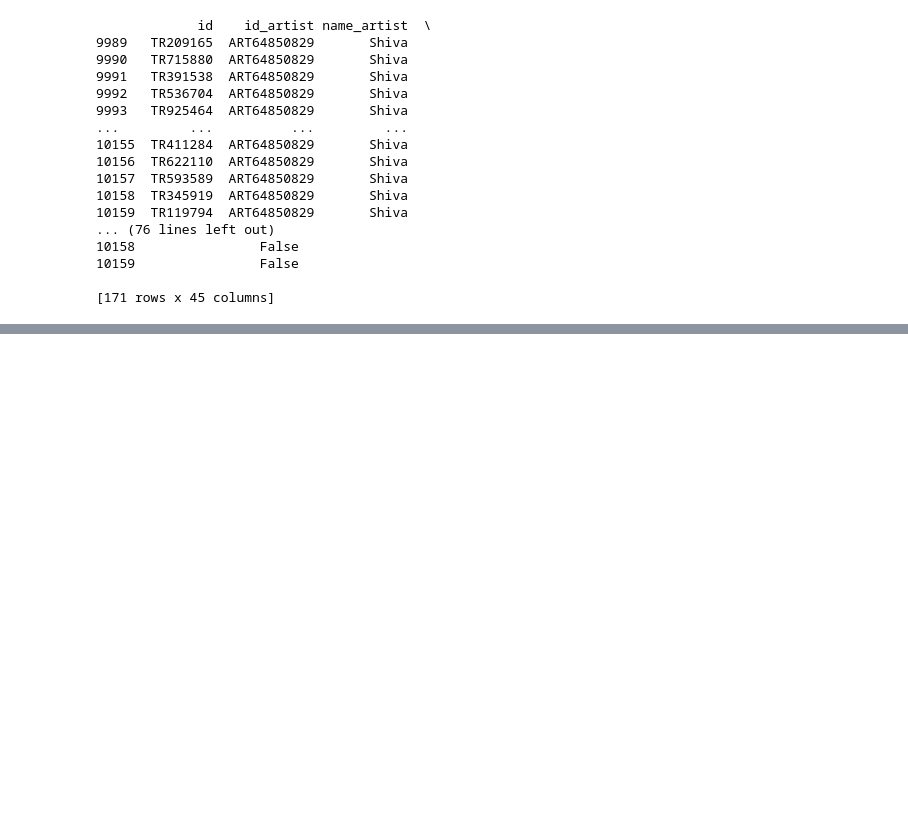
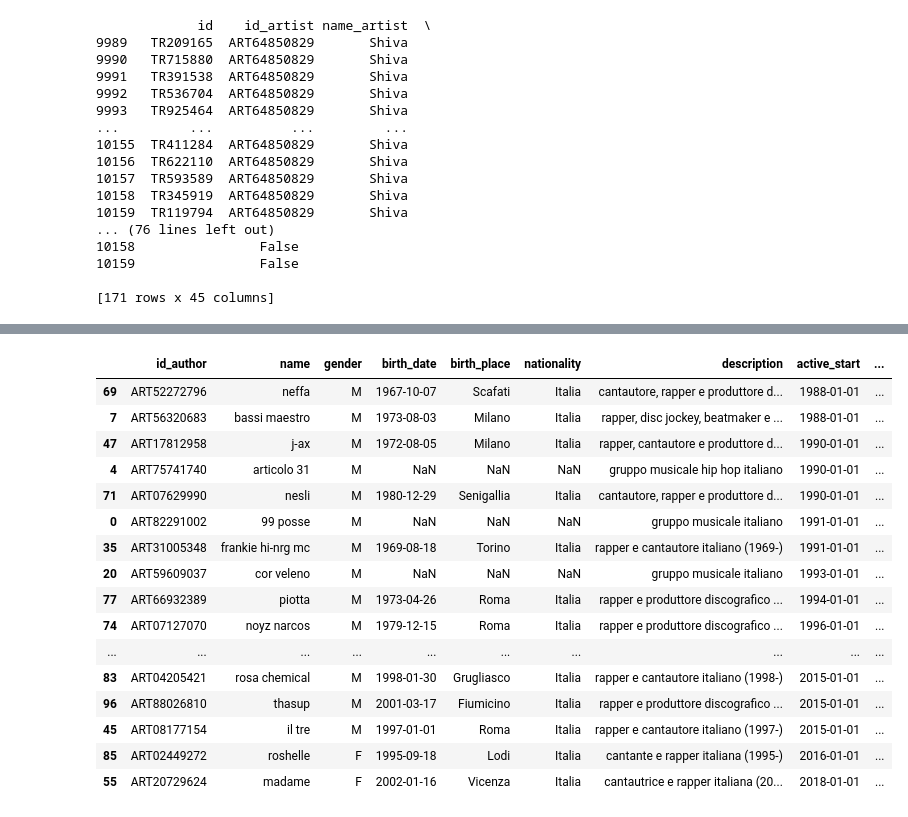
Before and after one commit to Syreel/DataMining, a Jupyter notebook: prove.ipynb, the cells around one changed output, grey strips where cells are left out. Cells and saved outputs as stored; diff of their text form; code cells hidden in the pictures; blank space fills up the shorter version.

```diff
--- a/prove.ipynb
+++ b/prove.ipynb
@@ -154,0 +175,20 @@ print(df_tracks[df_tracks['name_artist']=="Shiva"])
+# %%
+df_artists[df_artists["active_start"].notnull()].sort_values(by="active_start")
+# %% [output]
+|  | id_author | name | gender | birth_date | birth_place | nationality | description | active_start | ... |
+| 69 | ART52272796 | neffa | M | 1967-10-07 | Scafati | Italia | cantautore, rapper e produttore d... | 1988-01-01 | ... |
+| 7 | ART56320683 | bassi maestro | M | 1973-08-03 | Milano | Italia | rapper, disc jockey, beatmaker e ... | 1988-01-01 | ... |
+| 47 | ART17812958 | j-ax | M | 1972-08-05 | Milano | Italia | rapper, cantautore e produttore d... | 1990-01-01 | ... |
+| 4 | ART75741740 | articolo 31 | M | NaN | NaN | NaN | gruppo musicale hip hop italiano | 1990-01-01 | ... |
+| 71 | ART07629990 | nesli | M | 1980-12-29 | Senigallia | Italia | cantautore, rapper e produttore d... | 1990-01-01 | ... |
+| 0 | ART82291002 | 99 posse | M | NaN | NaN | NaN | gruppo musicale italiano | 1991-01-01 | ... |
+| 35 | ART31005348 | frankie hi-nrg mc | M | 1969-08-18 | Torino | Italia | rapper e cantautore italiano (1969-) | 1991-01-01 | ... |
+| 20 | ART59609037 | cor veleno | M | NaN | NaN | NaN | gruppo musicale italiano | 1993-01-01 | ... |
+| 77 | ART66932389 | piotta | M | 1973-04-26 | Roma | Italia | rapper e produttore discografico ... | 1994-01-01 | ... |
+| 74 | ART07127070 | noyz narcos | M | 1979-12-15 | Roma | Italia | rapper e produttore discografico ... | 1996-01-01 | ... |
+| ... | ... | ... | ... | ... | ... | ... | ... | ... | ... |
+| 83 | ART04205421 | rosa chemical | M | 1998-01-30 | Grugliasco | Italia | rapper e cantautore italiano (1998-) | 2015-01-01 | ... |
+| 96 | ART88026810 | thasup | M | 2001-03-17 | Fiumicino | Italia | rapper e produttore discografico ... | 2015-01-01 | ... |
+| 45 | ART08177154 | il tre | M | 1997-01-01 | Roma | Italia | rapper e cantautore italiano (1997-) | 2015-01-01 | ... |
+| 85 | ART02449272 | roshelle | F | 1995-09-18 | Lodi | Italia | cantante e rapper italiana (1995-) | 2016-01-01 | ... |
+| 55 | ART20729624 | madame | F | 2002-01-16 | Vicenza | Italia | cantautrice e rapper italiana (20... | 2018-01-01 | ... |
```
Also changed, not shown: parts of 5 cells of this notebook.
